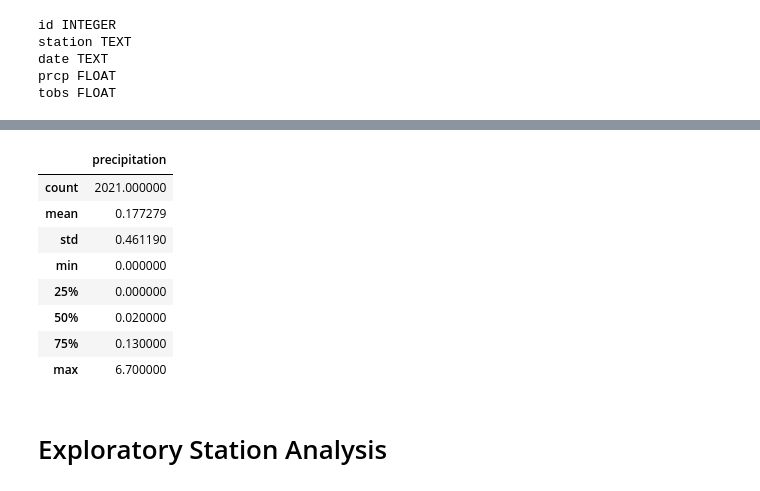
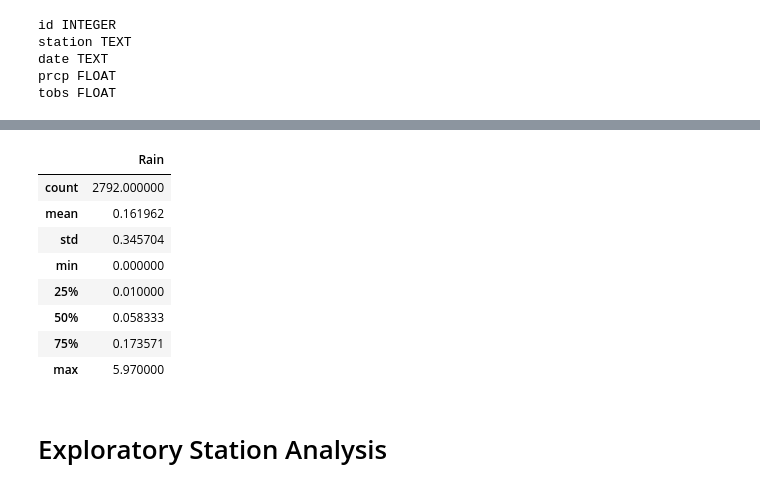
Before and after one commit to TheEvilSombrero/Module-10-Challenge, a Jupyter notebook: SurfsUp/climate_starter.ipynb, the cells around one changed output, grey strips where cells are left out. Cells and saved outputs as stored; diff of their text form; code cells hidden in the pictures.

Commit message:
Finished exploratory precipitation analysis section

```diff
--- a/SurfsUp/climate_starter.ipynb
+++ b/SurfsUp/climate_starter.ipynb
@@ -103,15 +116,19 @@ rain_summary = session.query(Measurement.date)
 # %%
 # Use Pandas to calculate the summary statistics for the precipitation data
+rain_summary = session.query(Measurement.date, func.avg(Measurement.prcp)).\
+                        group_by(Measurement.date).all()
+rain_summary_df = pd.DataFrame(rain_summary, columns = ["Date", "Rain"])
+rain_summary_df.describe()
 # %% [output]
-|  | precipitation |
-| count | 2021.000000 |
-| mean | 0.177279 |
-| std | 0.461190 |
+|  | Rain |
+| count | 2792.000000 |
+| mean | 0.161962 |
+| std | 0.345704 |
 | min | 0.000000 |
-| 25% | 0.000000 |
-| 50% | 0.020000 |
-| 75% | 0.130000 |
-| max | 6.700000 |
+| 25% | 0.010000 |
+| 50% | 0.058333 |
+| 75% | 0.173571 |
+| max | 5.970000 |
 # %% [markdown]
 # Exploratory Station Analysis
 # %%
```
Also changed, not shown: parts of 3 cells of this notebook.
